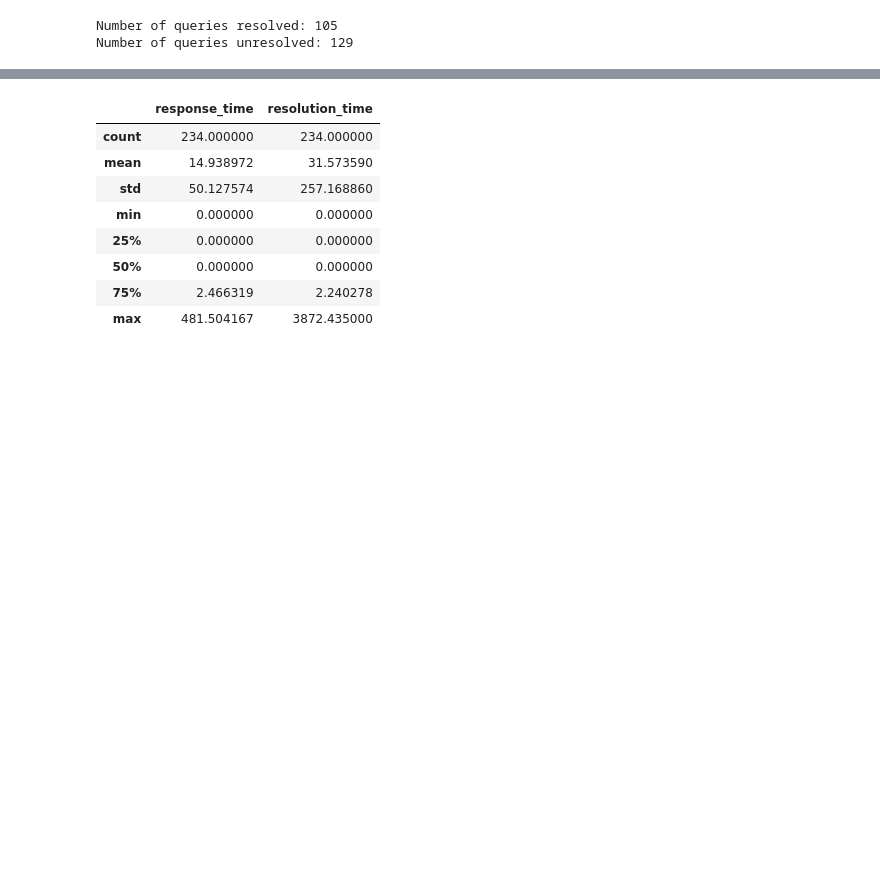
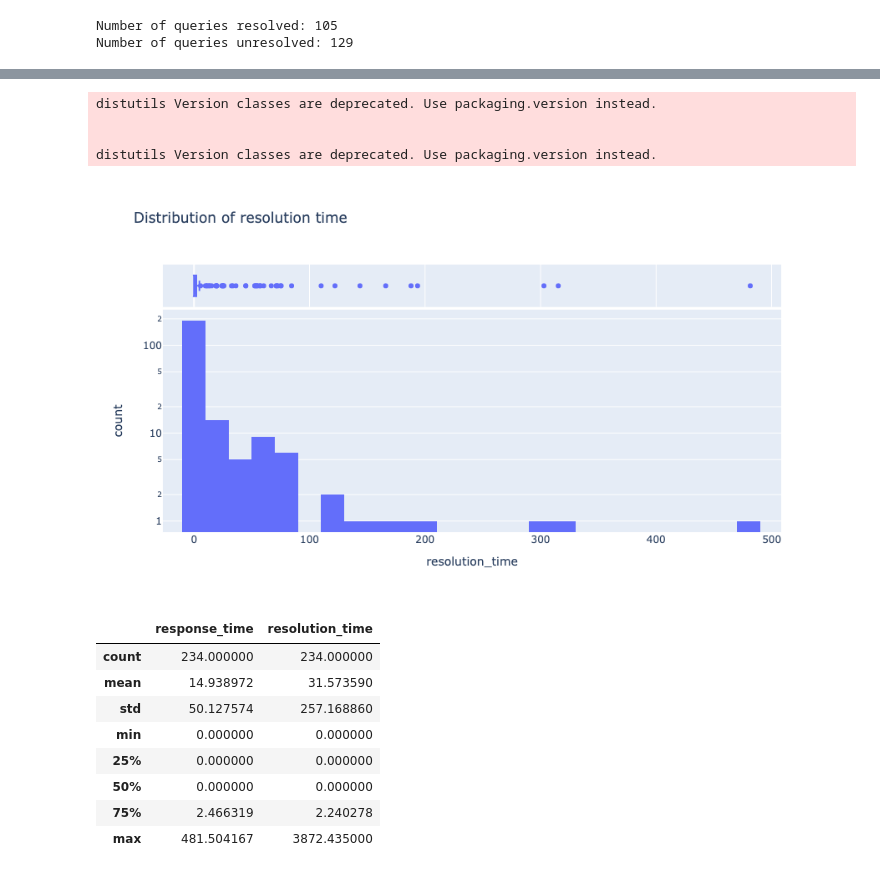
Before and after one commit to patilpushkarp/comp, a Jupyter notebook: comp/docs/individual/fintech/response_mobikwik.ipynb, the cells around one changed output, grey strips where cells are left out. Cells and saved outputs as stored; diff of their text form; code cells hidden in the pictures; blank space fills up the shorter version.

```diff
--- a/comp/docs/individual/fintech/response_mobikwik.ipynb
+++ b/comp/docs/individual/fintech/response_mobikwik.ipynb
@@ -134,3 +138,12 @@ fig.show()
+# %%
+fig = px.histogram(result[result['resolution_time']<1000], x='resolution_time', log_y=True, marginal='box', title='Distribution of resolution time')
+fig.show()
+# %% [output]
+distutils Version classes are deprecated. Use packaging.version instead.
+
+
+distutils Version classes are deprecated. Use packaging.version instead.
+[figure, added]
 # %%
 result.describe()
 # %% [output]
```
Also changed, not shown: parts of 9 cells of this notebook, 38 other files.
